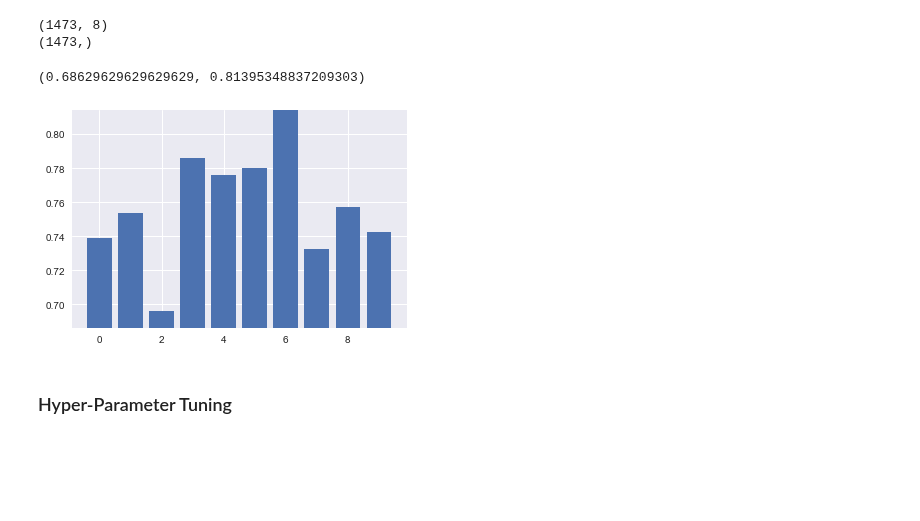
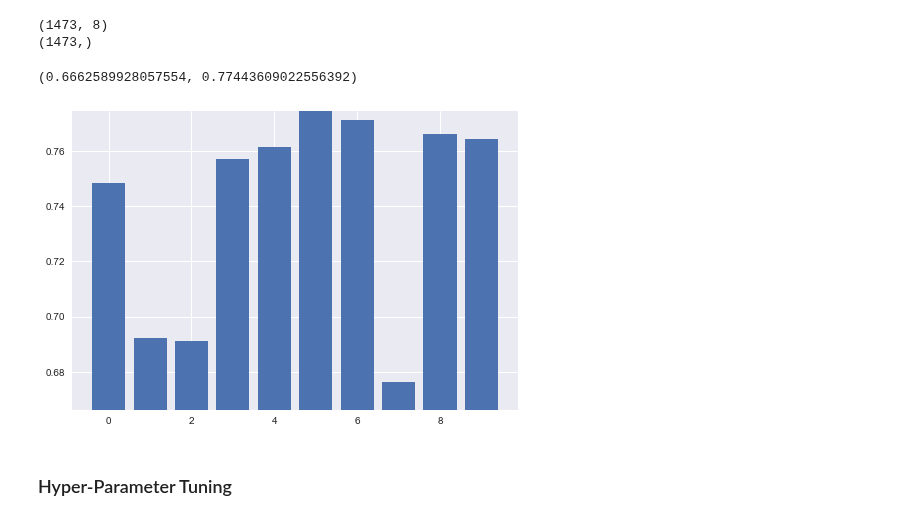
Before and after one commit to Thakugan/machine-learning-notebooks, a Jupyter notebook: 5-evaluation-and-multi-layer-perceptron/mlp-contraceptive-method.ipynb, the cells around one changed output. Cells and saved outputs as stored; diff of their text form; code cells hidden in the pictures; blank space fills up the shorter version.

```diff
--- a/5-evaluation-and-multi-layer-perceptron/mlp-contraceptive-method.ipynb
+++ b/5-evaluation-and-multi-layer-perceptron/mlp-contraceptive-method.ipynb
@@ -544,7 +544,7 @@ class CustomTLP(TLPMiniBatch):
     def _cost(self, A3, Y_enc, W1, W2):
         if self.cost_function == "quadratic":
             return self._quad_cost(A3, Y_enc, W1, W2)
-        elif cost_function == "cross_entropy":
+        elif self.cost_function == "cross_entropy":
             return self._cross_entropy_cost(A3, Y_enc, W1, W2)
         else:
             raise Exception("Use 'quadratic'/'cross_entropy' for the value of cost_function")
@@ -680,36 +680,36 @@ warnings.filterwarnings('ignore')
 
 params = {
 #     'cost_function':('cross_entropy', 'quadratic'),
-#     'nonlinearity_function':('linear', 'sigmoid'),
+    'nonlinearity_function':('linear', 'sigmoid'),
     'n_hidden': [50],
     'C': [0.1],
     'epochs': [200],
     'eta': [0.001],
     'random_state': [1]
 }
 
 mlp = CustomTLP()
 
 clf = Pipeline([('scl',StandardScaler()),
                 ('clf',GridSearchCV(mlp, params))])  # use gridSearchCV here
 
 my_scorer = make_scorer(custom_score)
 cv = StratifiedKFold(n_splits=10)
 for train_index, test_index in cv.split(X,y):
     X_train, X_test = X[train_index], X[test_index]
     y_train, y_test = y[train_index], y[test_index]
 
 per_fold_eval_criteria = cross_val_score(estimator=clf,
                                     X=X,
                                     y=y,
                                     cv=cv,
                                     scoring=my_scorer
                                    )
 
 plt.bar(range(len(per_fold_eval_criteria)),per_fold_eval_criteria)
 plt.ylim([min(per_fold_eval_criteria)-0.01,max(per_fold_eval_criteria)])
 # %% [output]
-(0.68629629629629629, 0.81395348837209303)
+(0.6662589928057554, 0.77443609022556392)
-[figure, old version]
+[figure, new version]
 # %% [markdown]
 ### Hyper-Parameter Tuning
```
Also changed, not shown: parts of 27 cells of this notebook.
